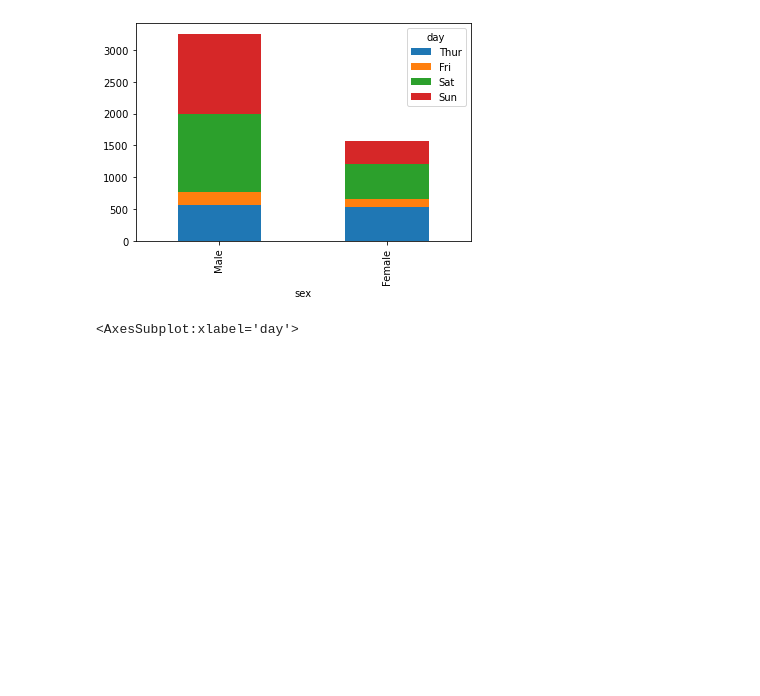
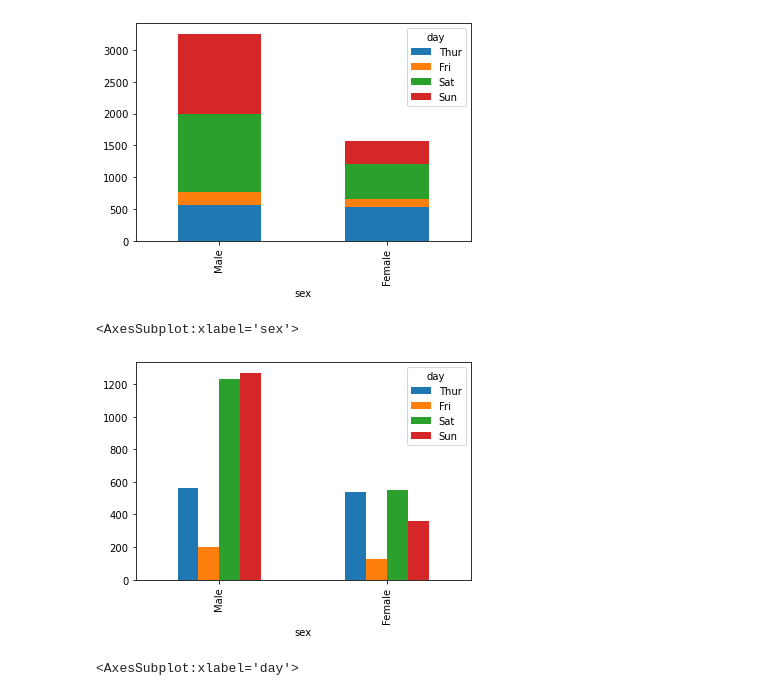
Before and after one commit to srikanthpragada/DS_20_SEP_2021, a Jupyter notebook: plots/matplotlibdemo.ipynb, the cells around one changed output. Saved outputs shown, nothing was run; the diff lists cells and outputs as text; code cells hidden in the pictures; blank space fills up the shorter version.

```diff
--- a/plots/matplotlibdemo.ipynb
+++ b/plots/matplotlibdemo.ipynb
@@ -305,6 +305,11 @@ day_total.plot.bar(stacked=True)
 # %% [output]
 <AxesSubplot:xlabel='sex'>
 [figure]
+# %%
+day_total.plot.bar()
+# %% [output]
+<AxesSubplot:xlabel='sex'>
+[figure, added]
 # %%
 smoker_total.plot.line()
 # %% [output]
```
Also changed, not shown: parts of 6 cells of this notebook, 5 other files.
